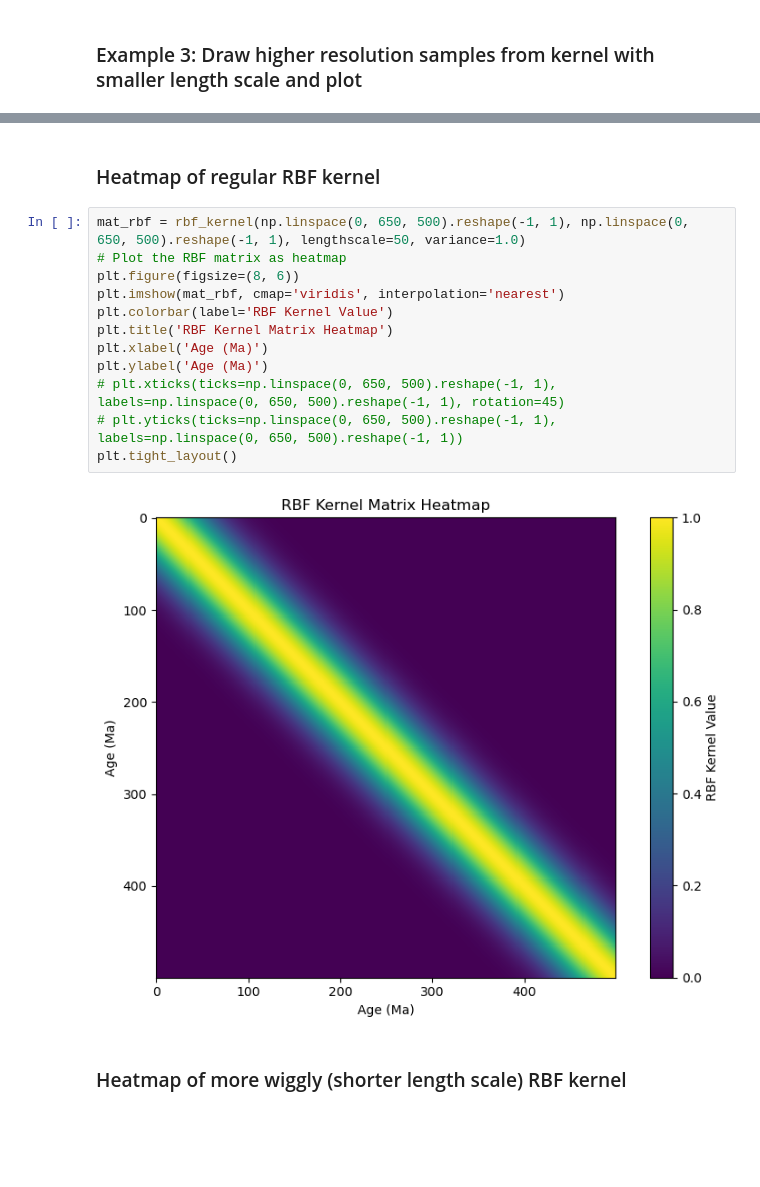
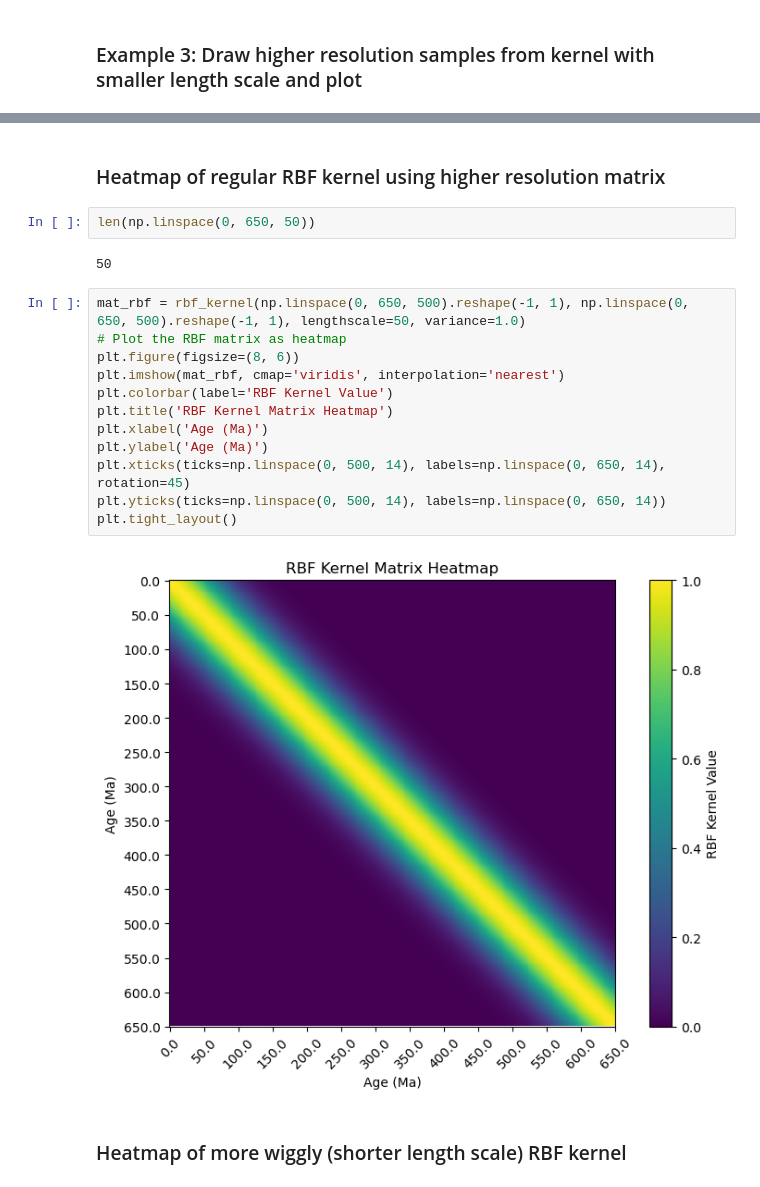
Before and after one commit to nielsjdewinter/Earth_Moon_Gaussian_process, a Jupyter notebook: EMGaussian_pilot1.ipynb, the cells around one changed output, grey strips where cells are left out. Saved outputs shown, nothing was run; the diff lists cells and outputs as text; blank space fills up the shorter version.

```diff
--- a/EMGaussian_pilot1.ipynb
+++ b/EMGaussian_pilot1.ipynb
@@ -168,19 +168,23 @@ plt.show()
 # %% [markdown]
-### Heatmap of regular RBF kernel
+### Heatmap of regular RBF kernel using higher resolution matrix
+# %%
+len(np.linspace(0, 650, 50))
+# %% [output]
+50
 # %%
 mat_rbf = rbf_kernel(np.linspace(0, 650, 500).reshape(-1, 1), np.linspace(0, 650, 500).reshape(-1, 1), lengthscale=50, variance=1.0)
 # Plot the RBF matrix as heatmap
 plt.figure(figsize=(8, 6))
 plt.imshow(mat_rbf, cmap='viridis', interpolation='nearest')
 plt.colorbar(label='RBF Kernel Value')
 plt.title('RBF Kernel Matrix Heatmap')
 plt.xlabel('Age (Ma)')
 plt.ylabel('Age (Ma)')
-# plt.xticks(ticks=np.linspace(0, 650, 500).reshape(-1, 1), labels=np.linspace(0, 650, 500).reshape(-1, 1), rotation=45)
-# plt.yticks(ticks=np.linspace(0, 650, 500).reshape(-1, 1), labels=np.linspace(0, 650, 500).reshape(-1, 1))
+plt.xticks(ticks=np.linspace(0, 500, 14), labels=np.linspace(0, 650, 14), rotation=45)
+plt.yticks(ticks=np.linspace(0, 500, 14), labels=np.linspace(0, 650, 14))
 plt.tight_layout()
 # %% [output]
-[figure, old version]
+[figure, new version]
 # %% [markdown]
 ### Heatmap of more wiggly (shorter length scale) RBF kernel
 # %%
```
Also changed, not shown: parts of 47 cells of this notebook, 1 other file.
